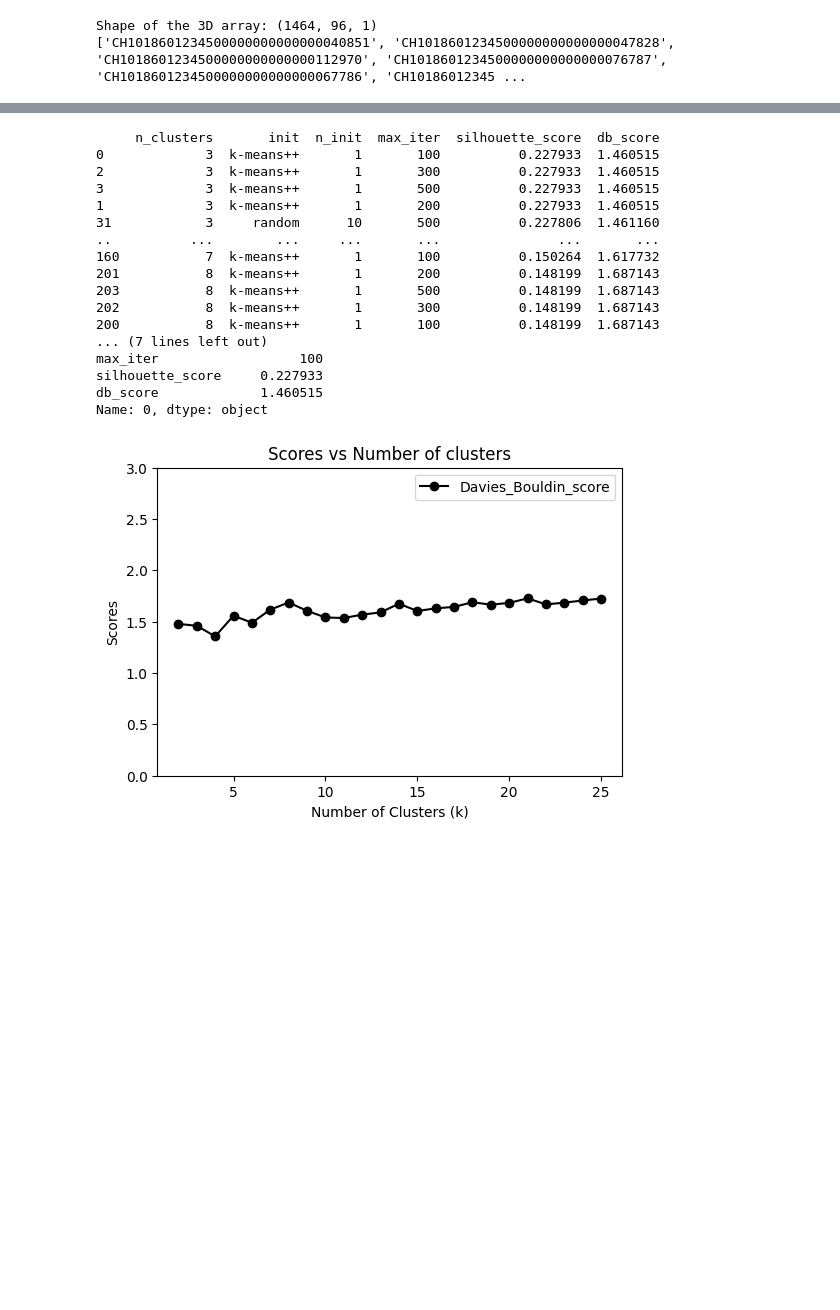
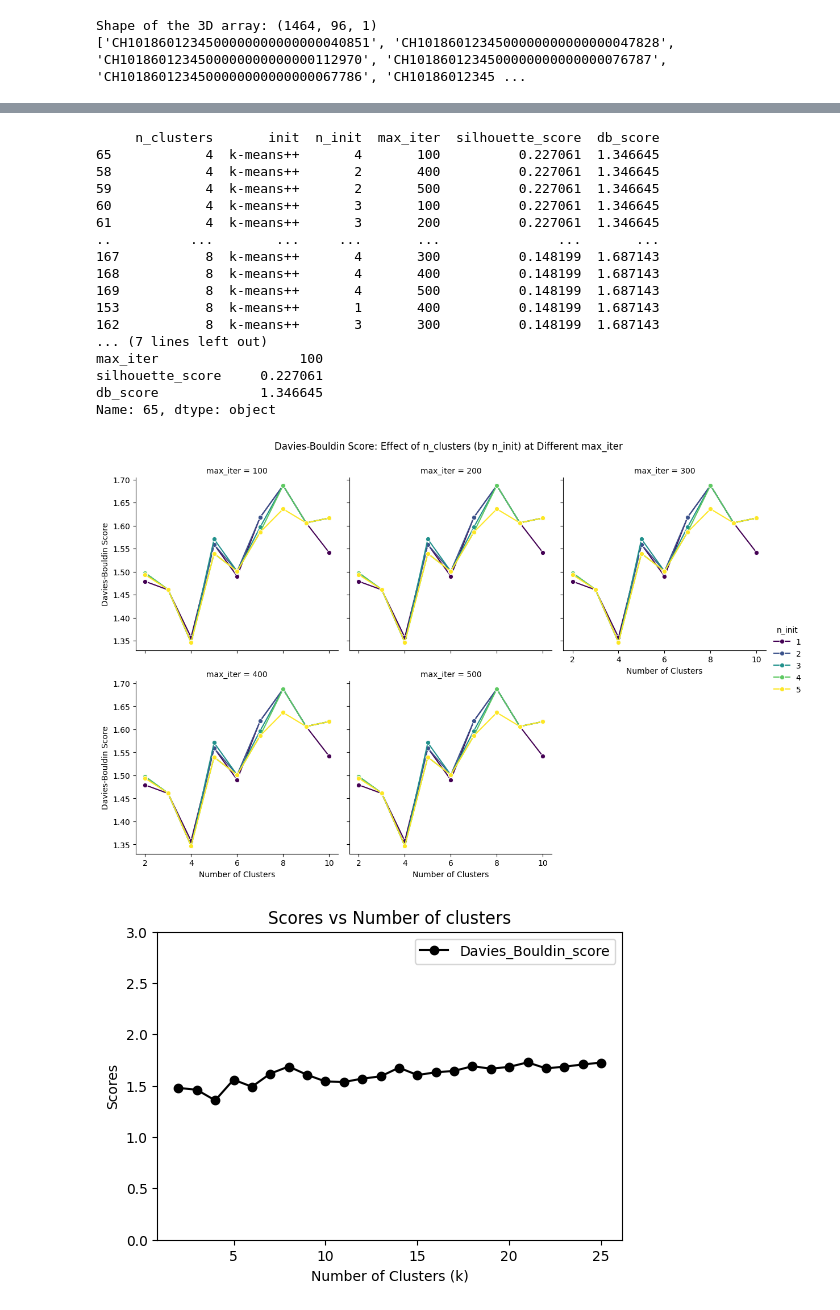
Before and after one commit to jasigrist/Customer_Segmentation_Lantern, a Jupyter notebook: KMeans_Clustering/Clustering_optimization.ipynb, the cells around one changed output, grey strips where cells are left out. Saved outputs shown, nothing was run; the diff lists cells and outputs as text; code cells hidden in the pictures; blank space fills up the shorter version.

```diff
--- a/KMeans_Clustering/Clustering_optimization.ipynb
+++ b/KMeans_Clustering/Clustering_optimization.ipynb
@@ -116,10 +121,11 @@ print(results_df)
 X = train_data.squeeze()  # adjust shape if needed
 
 param_grid = {
-    'n_clusters': [3, 4, 5, 6, 7, 8],
-    'init': ['k-means++', 'random'],
-    'n_init': [1, 5, 10, 15, 20],
-    'max_iter': [100,  200, 300, 500]
+    'n_clusters': np.arange(1, 11, 1),
+    #'init': ['k-means++', 'random'],
+    'init': ['k-means++'],
+    'n_init': np.arange(1, 6, 1),
+    'max_iter': np.arange(100, 600, 100),
 }
 
 results = []
@@ -150,7 +156,7 @@ for n_clusters, init, n_init, max_iter in itertools.product(
             'db_score': db_score
         })
 
-results_df = pd.DataFrame(results).sort_values(by='silhouette_score', ascending=False)
+results_df = pd.DataFrame(results).sort_values(by='db_score', ascending=True)
 print(results_df)
 
 # Output best combination (highest silhouette score)
@@ -159,22 +165,39 @@ print("\nBest combination of hyperparameters:")
 print(best_result)
 # %% [output]
      n_clusters       init  n_init  max_iter  silhouette_score  db_score
-0             3  k-means++       1       100          0.227933  1.460515
-2             3  k-means++       1       300          0.227933  1.460515
-3             3  k-means++       1       500          0.227933  1.460515
-1             3  k-means++       1       200          0.227933  1.460515
-31            3     random      10       500          0.227806  1.461160
+65            4  k-means++       4       100          0.227061  1.346645
+58            4  k-means++       2       400          0.227061  1.346645
+59            4  k-means++       2       500          0.227061  1.346645
+60            4  k-means++       3       100          0.227061  1.346645
+61            4  k-means++       3       200          0.227061  1.346645
 ..          ...        ...     ...       ...               ...       ...
-160           7  k-means++       1       100          0.150264  1.617732
-201           8  k-means++       1       200          0.148199  1.687143
-203           8  k-means++       1       500          0.148199  1.687143
-202           8  k-means++       1       300          0.148199  1.687143
-200           8  k-means++       1       100          0.148199  1.687143
+167           8  k-means++       4       300          0.148199  1.687143
+168           8  k-means++       4       400          0.148199  1.687143
+169           8  k-means++       4       500          0.148199  1.687143
+153           8  k-means++       1       400          0.148199  1.687143
+162           8  k-means++       3       300          0.148199  1.687143
 ... (7 lines left out)
 max_iter                  100
-silhouette_score     0.227933
-db_score             1.460515
-Name: 0, dtype: object
+silhouette_score     0.227061
+db_score             1.346645
+Name: 65, dtype: object
+# %%
+# Assuming results_df is your DataFrame with columns:
+# 'n_clusters', 'n_init', 'max_iter', 'db_score'
+
+# Example: Plot db_score vs n_clusters, colored by n_init, faceted by max_iter
+g = sns.FacetGrid(results_df, col='max_iter', col_wrap=3, height=4, sharey=True)
+g.map_dataframe(sns.lineplot, x='n_clusters', y='db_score', hue='n_init', marker='o', palette='viridis')
+
+g.add_legend(title='n_init')
+g.set_axis_labels('Number of Clusters', 'Davies-Bouldin Score')
+g.set_titles(col_template='max_iter = {col_name}')
+plt.subplots_adjust(top=0.9)
+g.fig.suptitle('Davies-Bouldin Score: Effect of n_clusters (by n_init) at Different max_iter')
+
+plt.show()
+# %% [output]
+[figure, added]
 # %%
 validation(train_data)
 # %% [output]
```
Also changed, not shown: parts of 3 cells of this notebook, 10 other files.
